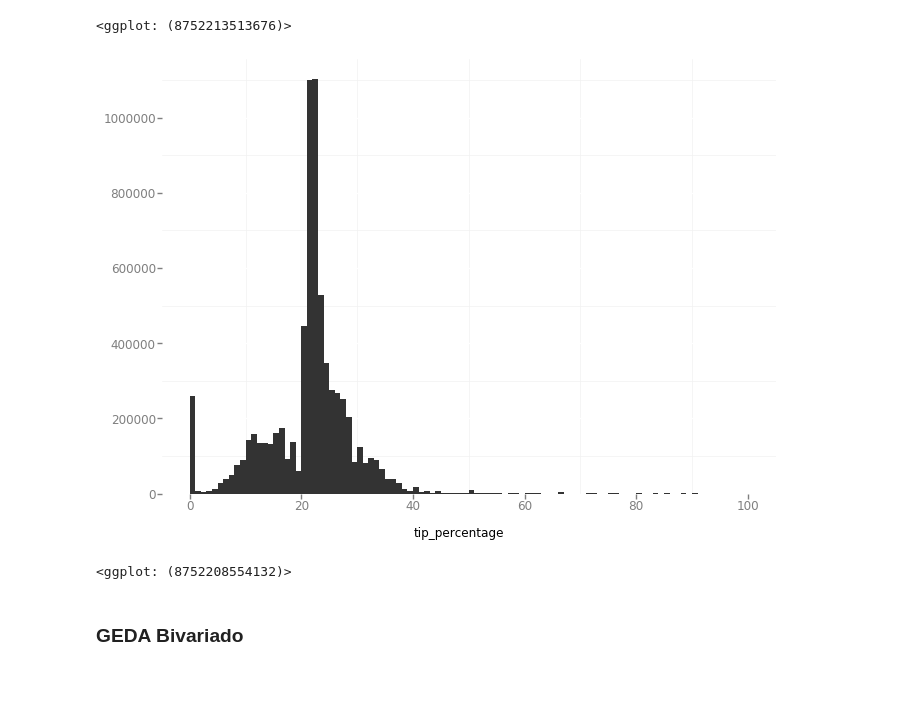
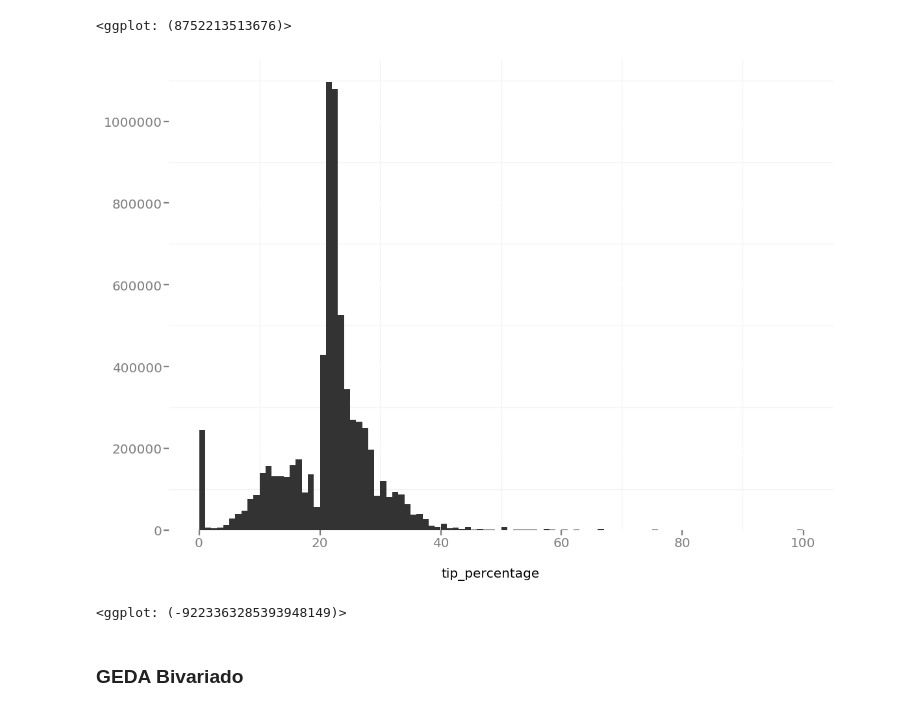
Before and after one commit to cchallu/datank_challenge, a Jupyter notebook: source/datank_challenge.ipynb, the cells around one changed output. Cells and saved outputs as stored; diff of their text form; code cells hidden in the pictures; blank space fills up the shorter version.

```diff
--- a/source/datank_challenge.ipynb
+++ b/source/datank_challenge.ipynb
@@ -142,5 +142,6 @@ data_clean.loc[(data_clean['fare_amount'] <= 0) | (data_clean['fare_amount'] > 8
 data_clean.loc[(data_clean['tip_amount'] < 0) | (data_clean['tip_amount'] > 1.880000e+01), 'outlier'] = 1
 data_clean.loc[(data_clean['average_speed'] <= 0) | (data_clean['average_speed'] > 5.331420e+01), 'outlier'] = 1
 data_clean.loc[(data_clean['cost_per_mile'] <= 0) | (data_clean['cost_per_mile'] > 2.000000e+01), 'outlier'] = 1
+data_clean.loc[(data_clean['tip_percentage'] < 0) | (data_clean['tip_percentage'] > 1.000000e+02), 'outlier'] = 1
 data_clean['outlier'].sum()
 # %% [output]
@@ -255,10 +256,10 @@ ggplot(aes(x='average_speed'), data=data_clean.loc[data_clean['outlier']==0]) +
 [figure]
 <ggplot: (8752213513676)>
 # %%
-ggplot(aes(x='tip_percentage'), data=data_clean.loc[(data_clean['tip_percentage'] >= 0) & (data_clean['tip_percentage'] < 100) & (data_clean['payment_type'] == 'Credit Card')]) + geom_histogram(binwidth=1) + theme_bw()
+ggplot(aes(x='tip_percentage'), data=data_clean.loc[(data_clean['outlier']==0) & (data_clean['payment_type'] == 'Credit Card')]) + geom_histogram(binwidth=1) + theme_bw()
 # %% [output]
-[figure, old version]
+[figure, new version]
-<ggplot: (8752208554132)>
+<ggplot: (-9223363285393948149)>
 # %% [markdown]
 ### GEDA Bivariado
 # %%
```
Also changed, not shown: parts of 18 cells of this notebook.
